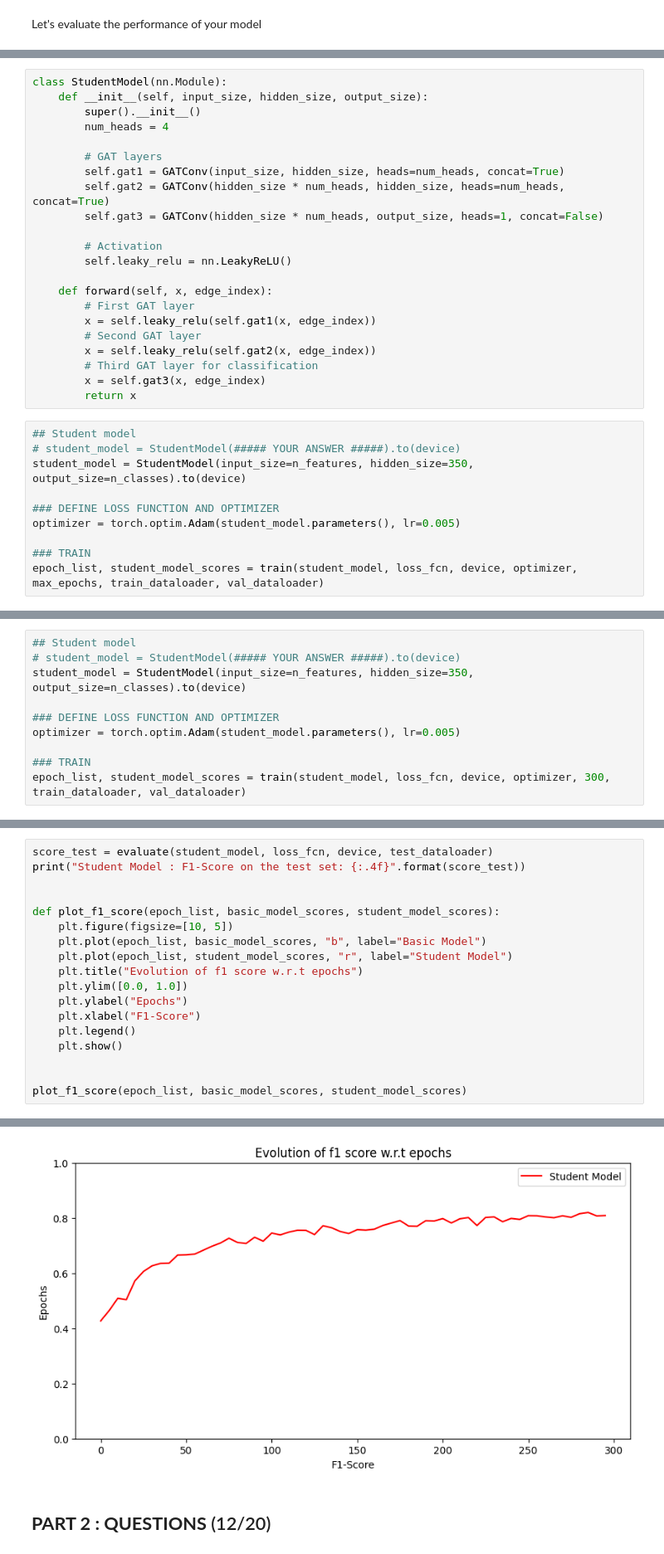
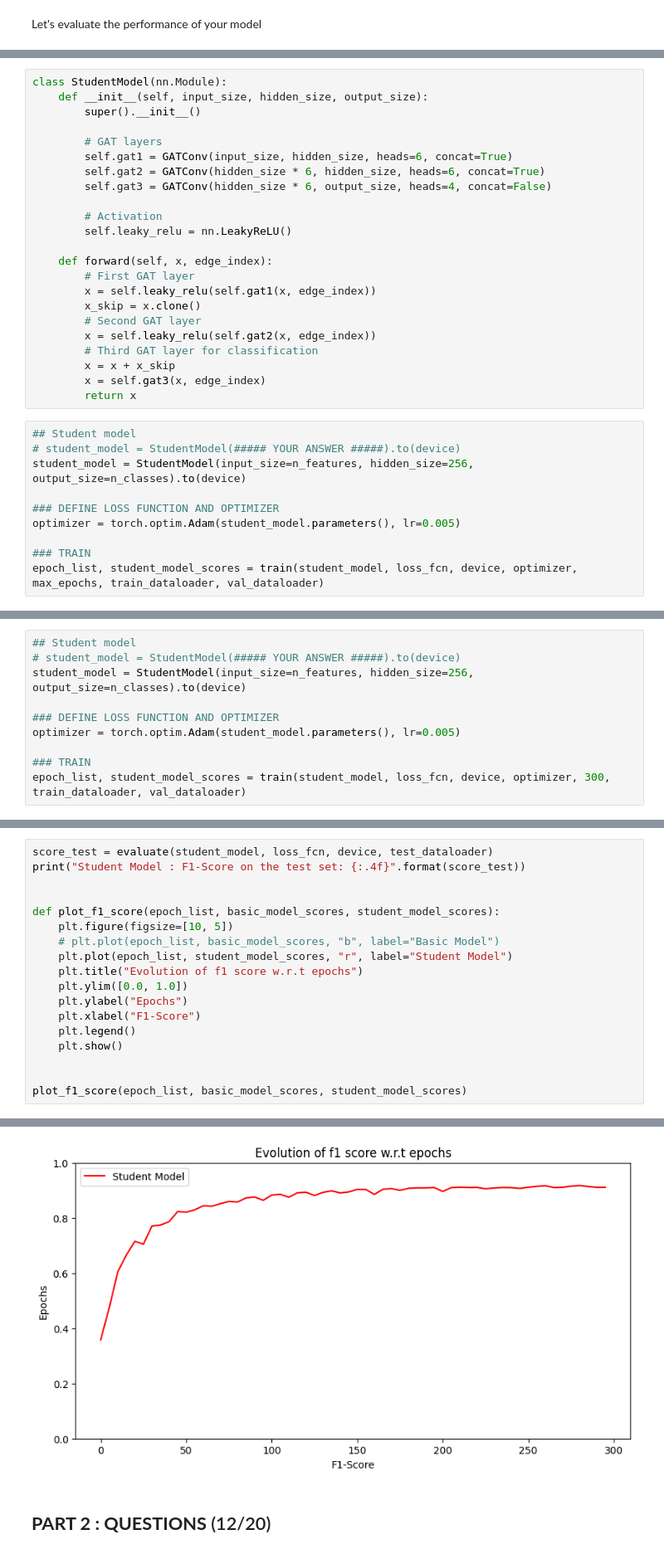
Before and after one commit to Chia-Tien-Tang/Deep-Learning-in-Practice_Assignment, a Jupyter notebook: TP3/TP3_GNN.ipynb, the cells around one changed output, grey strips where cells are left out. Shown: that part at 83% size. Drawn from its saved outputs; the diff is of its cells as text.

Commit message:
Modify model according to Sebastian's model

```diff
--- a/TP3/TP3_GNN.ipynb
+++ b/TP3/TP3_GNN.ipynb
@@ -383,12 +387,11 @@ Student Model : F1-Score on the test set: 0.7169
 class StudentModel(nn.Module):
     def __init__(self, input_size, hidden_size, output_size):
         super().__init__()
-        num_heads = 4
 
         # GAT layers
-        self.gat1 = GATConv(input_size, hidden_size, heads=num_heads, concat=True)
-        self.gat2 = GATConv(hidden_size * num_heads, hidden_size, heads=num_heads, concat=True)
-        self.gat3 = GATConv(hidden_size * num_heads, output_size, heads=1, concat=False)
+        self.gat1 = GATConv(input_size, hidden_size, heads=6, concat=True)
+        self.gat2 = GATConv(hidden_size * 6, hidden_size, heads=6, concat=True)
+        self.gat3 = GATConv(hidden_size * 6, output_size, heads=4, concat=False)
 
         # Activation
         self.leaky_relu = nn.LeakyReLU()
@@ -396,15 +399,17 @@ class StudentModel(nn.Module):
     def forward(self, x, edge_index):
         # First GAT layer
         x = self.leaky_relu(self.gat1(x, edge_index))
+        x_skip = x.clone()
         # Second GAT layer
         x = self.leaky_relu(self.gat2(x, edge_index))
         # Third GAT layer for classification
+        x = x + x_skip
         x = self.gat3(x, edge_index)
         return x
 # %%
 ## Student model
 # student_model = StudentModel(##### YOUR ANSWER #####).to(device)
-student_model = StudentModel(input_size=n_features, hidden_size=350, output_size=n_classes).to(device)
+student_model = StudentModel(input_size=n_features, hidden_size=256, output_size=n_classes).to(device)
 
 ### DEFINE LOSS FUNCTION AND OPTIMIZER
 optimizer = torch.optim.Adam(student_model.parameters(), lr=0.005)
@@ -455,7 +460,7 @@ With 300 epochs (baseline is 200 epochs)
 # %%
 ## Student model
 # student_model = StudentModel(##### YOUR ANSWER #####).to(device)
-student_model = StudentModel(input_size=n_features, hidden_size=350, output_size=n_classes).to(device)
+student_model = StudentModel(input_size=n_features, hidden_size=256, output_size=n_classes).to(device)
 
 ### DEFINE LOSS FUNCTION AND OPTIMIZER
 optimizer = torch.optim.Adam(student_model.parameters(), lr=0.005)
@@ -487,7 +492,7 @@ print("Student Model : F1-Score on the test set: {:.4f}".format(score_test))
 
 def plot_f1_score(epoch_list, basic_model_scores, student_model_scores):
     plt.figure(figsize=[10, 5])
-    plt.plot(epoch_list, basic_model_scores, "b", label="Basic Model")
+    # plt.plot(epoch_list, basic_model_scores, "b", label="Basic Model")
     plt.plot(epoch_list, student_model_scores, "r", label="Student Model")
     plt.title("Evolution of f1 score w.r.t epochs")
     plt.ylim([0.0, 1.0])
@@ -503,4 +508,4 @@ Student Model : F1-Score on the test set: 0.8253
-[figure, old version]
+[figure, new version]
 # %% [markdown]
 ## **PART 2 : QUESTIONS** (12/20)
 # %% [markdown]
```
Also changed, not shown: parts of 13 cells of this notebook, 1 other file.
